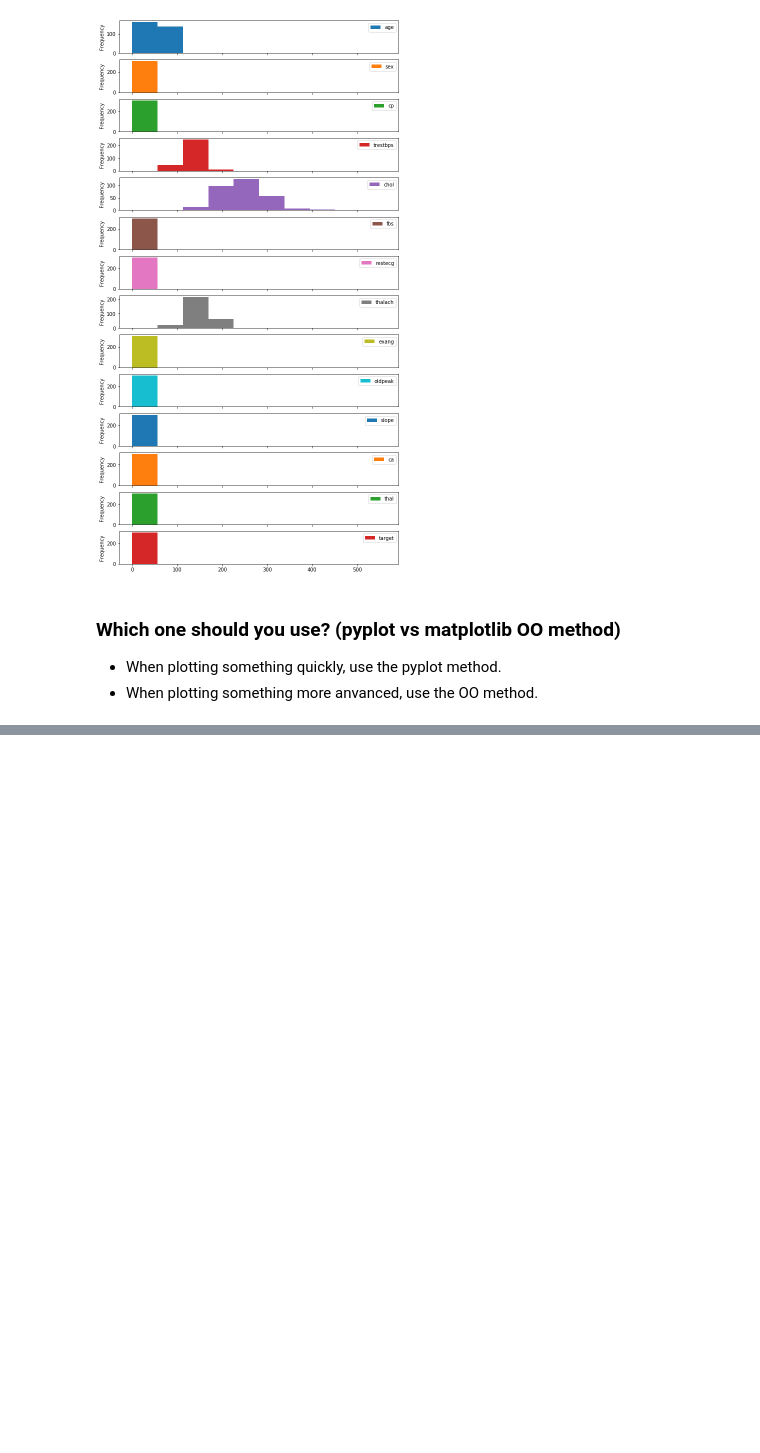
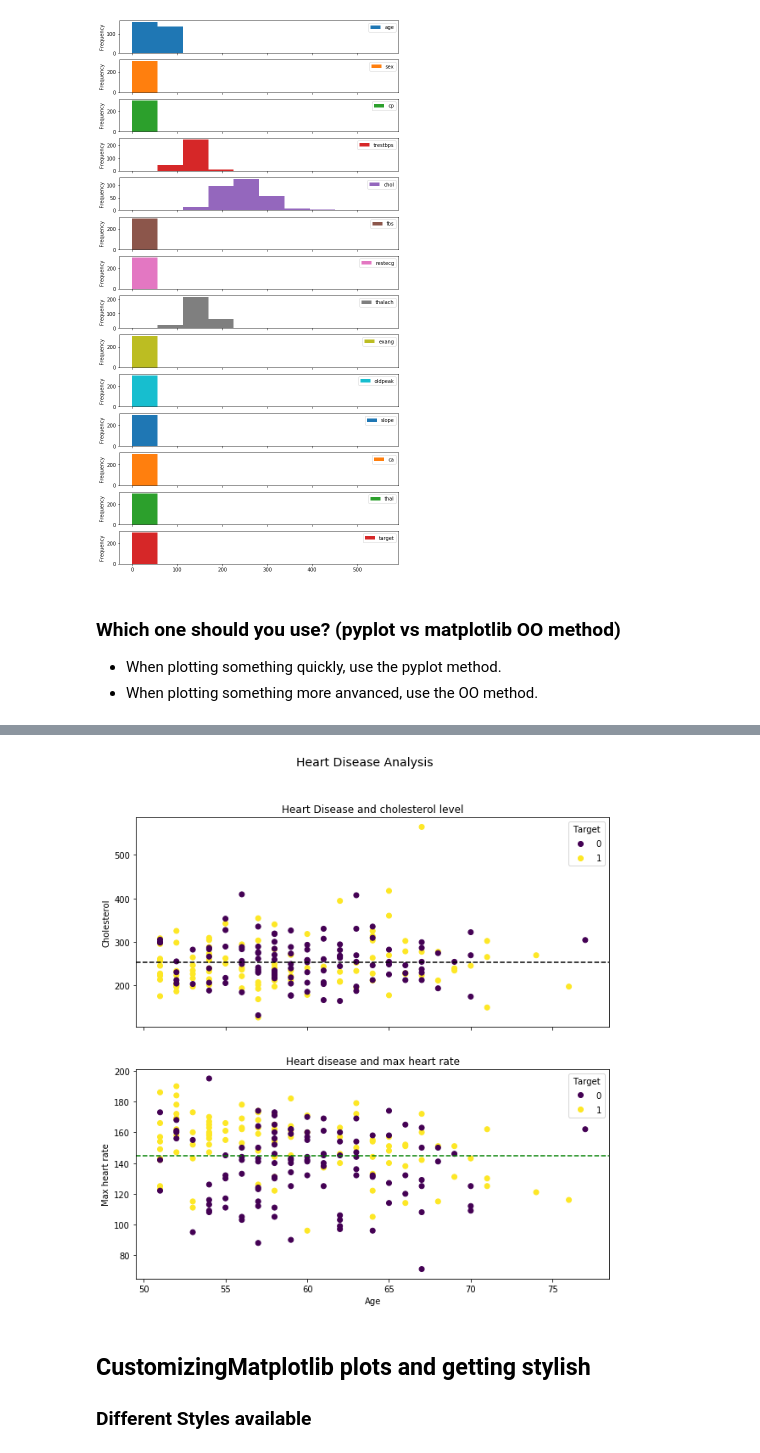
Before and after one commit to Hamedkalantari0111/machine_learning, a Jupyter notebook: Sec8-Matplotlib/Introduction to Matplotlib.ipynb, the cells around one changed output, grey strips where cells are left out. Drawn from its saved outputs; the diff is of its cells as text; code cells hidden in the pictures; blank space fills up the shorter version.

Commit message:
Finish section 8 matplotlib 04122023

```diff
--- a/Sec8-Matplotlib/Introduction to Matplotlib.ipynb
+++ b/Sec8-Matplotlib/Introduction to Matplotlib.ipynb
@@ -408,0 +485,47 @@ heart_disease.plot.hist(figsize=(10, 20), subplots=True);
+# %%
+# create the figure
+fig, ax = plt.subplots(nrows=2,
+                       ncols=1,
+                       figsize=(10, 10),
+                       sharex = True)
+
+# Plot data about cholesterol
+scatter1 = ax[0].scatter(x=over_50['age'],
+                         y=over_50['chol'],
+                         c=over_50['target']);
+
+# plot the second data thalach
+scatter2 = ax[1].scatter(x=over_50['age'],
+                         y=over_50['thalach'],
+                        c=over_50['target']);
+
+# Customize the plot
+ax[0].set(title = 'Heart Disease and cholesterol level',
+          ylabel = 'Cholesterol')
+ax[1].set(title = 'Heart disease and max heart rate',
+          xlabel = 'Age',
+          ylabel = 'Max heart rate')
+
+# Set legends
+ax[0].legend(*scatter1.legend_elements(), title = 'Target')
+ax[1].legend(*scatter2.legend_elements(), title = 'Target');
+
+# Add mean line
+ax[0].axhline(y = over_50['chol'].mean(),
+              ls = '--',
+              lw= 1.5,
+              color = 'k')
+ax[1].axhline(y = over_50['thalach'].mean(),
+              ls = '--',
+             color = 'g',
+             lw = 1.5);
+
+# Add a title to the figure
+fig.suptitle('Heart Disease Analysis',
+             fontsize = 14);
+# %% [output]
+[figure, added]
+# %% [markdown]
+## CustomizingMatplotlib plots and getting stylish
+
+### Different Styles available
```
Also changed, not shown: parts of 32 cells of this notebook, 4 other files.
